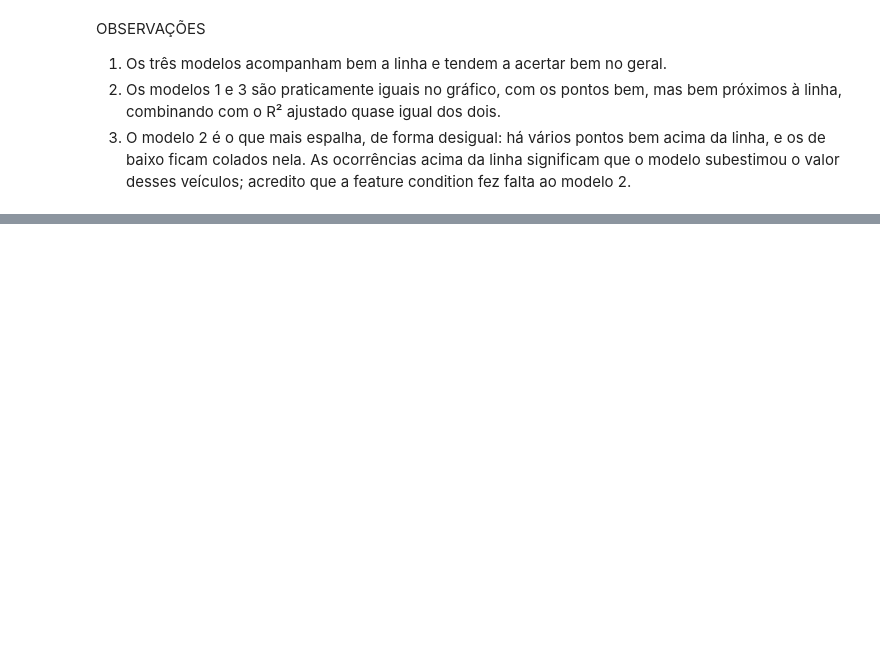
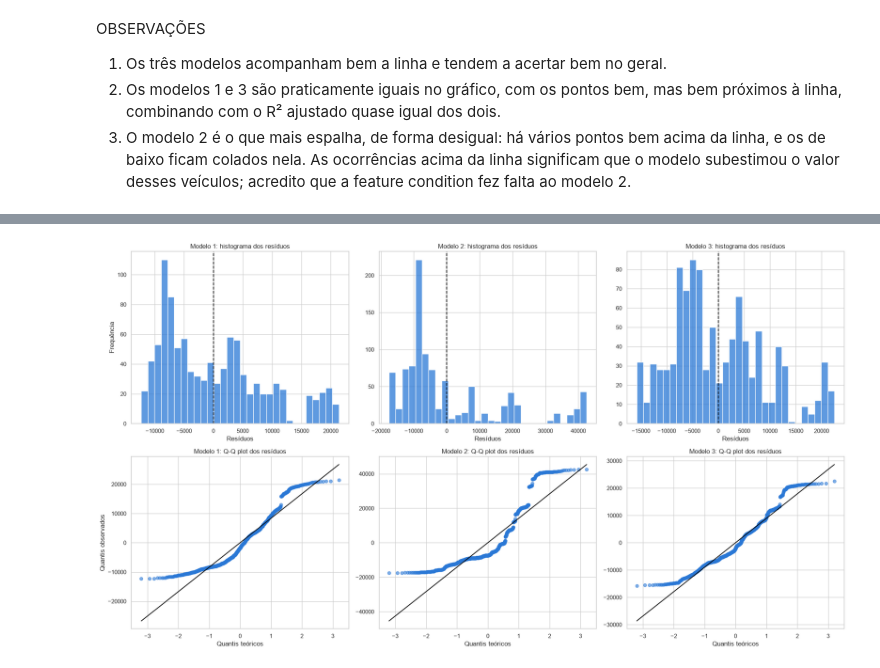
Before and after one commit to joaopdroslv/modelos-de-regressao-pucminas, a Jupyter notebook: Atividades/Lista_1/notebooks/Lista_1 - Análises.ipynb, the cells around one changed output, grey strips where cells are left out. Drawn from its saved outputs; the diff is of its cells as text; code cells hidden in the pictures; blank space fills up the shorter version.

```diff
--- a/Atividades/Lista_1/notebooks/Lista_1 - Análises.ipynb
+++ b/Atividades/Lista_1/notebooks/Lista_1 - Análises.ipynb
@@ -1369,0 +1407,8 @@ OBSERVAÇÕES
+# %%
+linhas_bp = []
+for nome, modelo in modelos_carros.items():
+    # model.exog: preditoras do modelo, já com a constante
+    bp = het_breuschpagan(modelo.resid, modelo.model.exog)
+    linhas_bp.append({'Modelo': nome, 'Estatística LM': round(bp[0], 4), 'p-valor': formata_p(bp[1])})
+
+pd.DataFrame(linhas_bp).set_index('Modelo')
@@ -1369,0 +1432,23 @@ OBSERVAÇÕES
+# %%
+fig, axes = plt.subplots(2, 3, figsize=(20, 11))
+
+for i, (nome, modelo) in enumerate(modelos_carros.items()):
+    # Histograma (linha de cima)
+    sns.histplot(modelo.resid, bins=30, color=cor, ax=axes[0, i])
+    axes[0, i].axvline(0, color='black', linestyle='--')
+    axes[0, i].set_title(f'{nome}: histograma dos resíduos')
+    axes[0, i].set_xlabel('Resíduos')
+    axes[0, i].set_ylabel('Frequência' if i == 0 else '')
+
+    # Q-Q plot (linha de baixo)
+    stats.probplot(modelo.resid, dist='norm', plot=axes[1, i])
+    axes[1, i].get_lines()[0].set(color=cor, alpha=0.6)
+    axes[1, i].get_lines()[1].set(color='black')
+    axes[1, i].set_title(f'{nome}: Q-Q plot dos resíduos')
+    axes[1, i].set_xlabel('Quantis teóricos')
+    axes[1, i].set_ylabel('Quantis observados' if i == 0 else '')
+
+plt.tight_layout()
+plt.show()
+# %% [output]
+[figure, added]
```
Also changed, not shown: parts of 9 cells of this notebook.
